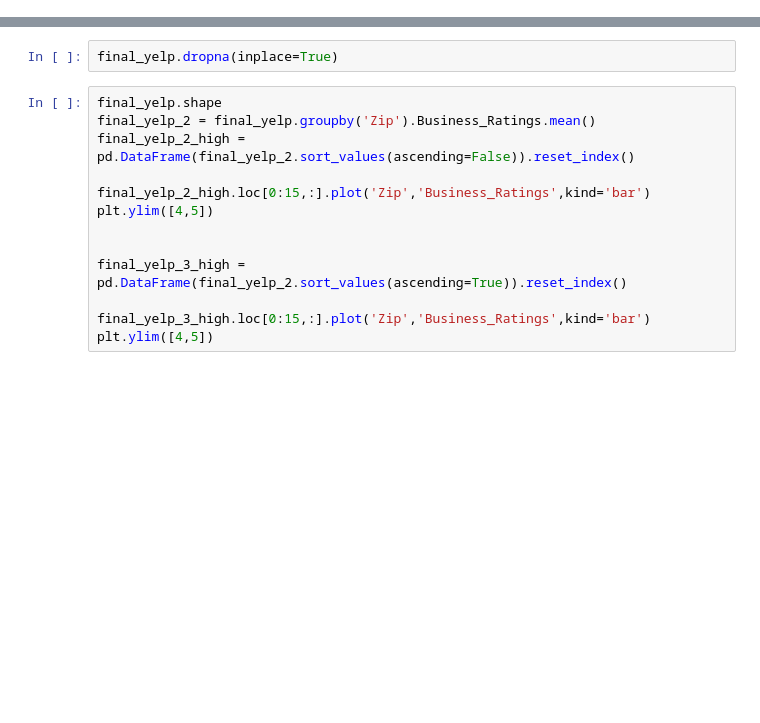
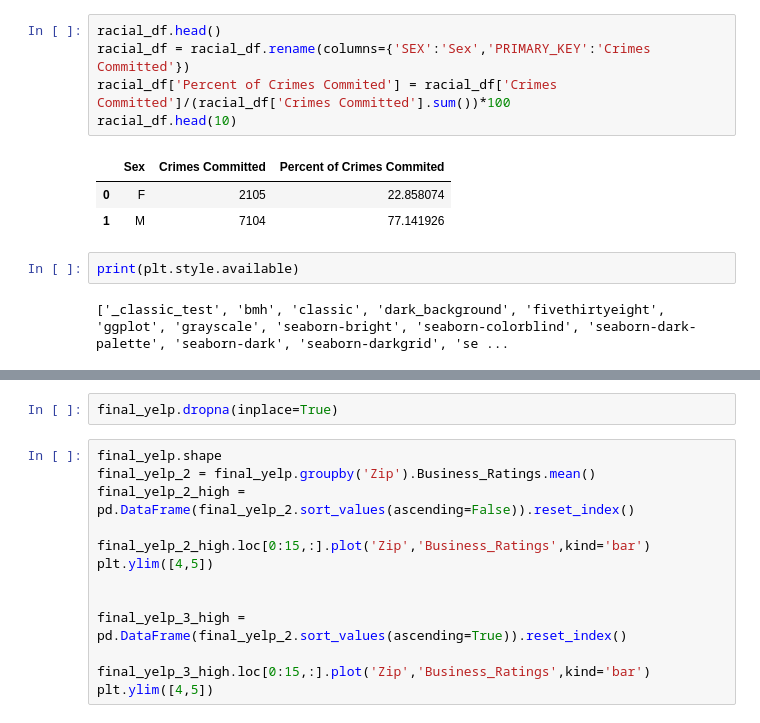
Before and after one commit to felzek/Crime-Review-Data-Analysis, a Jupyter notebook: Graphing.ipynb, the cells around one changed output, grey strips where cells are left out. Cells and saved outputs as stored; diff of their text form; blank space fills up the shorter version.

```diff
--- a/Graphing.ipynb
+++ b/Graphing.ipynb
@@ -53,0 +178,13 @@ KeyError: 'Zip'
+# %%
+racial_df.head()
+racial_df = racial_df.rename(columns={'SEX':'Sex','PRIMARY_KEY':'Crimes Committed'})
+racial_df['Percent of Crimes Commited'] = racial_df['Crimes Committed']/(racial_df['Crimes Committed'].sum())*100
+racial_df.head(10)
+# %% [output]
+|  | Sex | Crimes Committed | Percent of Crimes Commited |
+| 0 | F | 2105 | 22.858074 |
+| 1 | M | 7104 | 77.141926 |
+# %%
+print(plt.style.available)
+# %% [output]
+['_classic_test', 'bmh', 'classic', 'dark_background', 'fivethirtyeight', 'ggplot', 'grayscale', 'seaborn-bright', 'seaborn-colorblind', 'seaborn-dark-palette', 'seaborn-dark', 'seaborn-darkgrid', 'se ...
```
Also changed, not shown: parts of 27 cells of this notebook, 34 other files.
